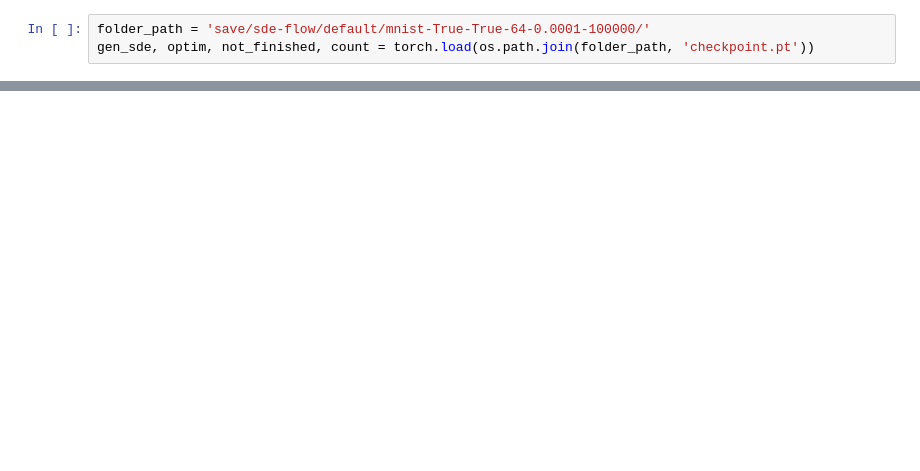
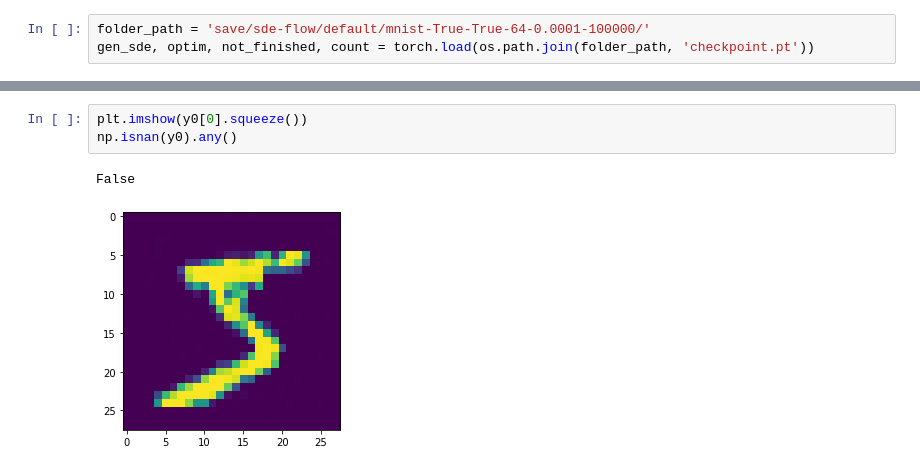
Before and after one commit to TerryLiu2k/bayesian_project, a Jupyter notebook: score.ipynb, the cells around one changed output, grey strips where cells are left out. Saved outputs shown, nothing was run; the diff lists cells and outputs as text; blank space fills up the shorter version.

```diff
--- a/score.ipynb
+++ b/score.ipynb
@@ -38,0 +116,6 @@ axs[1][3].imshow(y7.squeeze())
+# %%
+plt.imshow(y0[0].squeeze())
+np.isnan(y0).any()
+# %% [output]
+False
+[figure, added]
```
Also changed, not shown: parts of 8 cells of this notebook, 2 other files.
